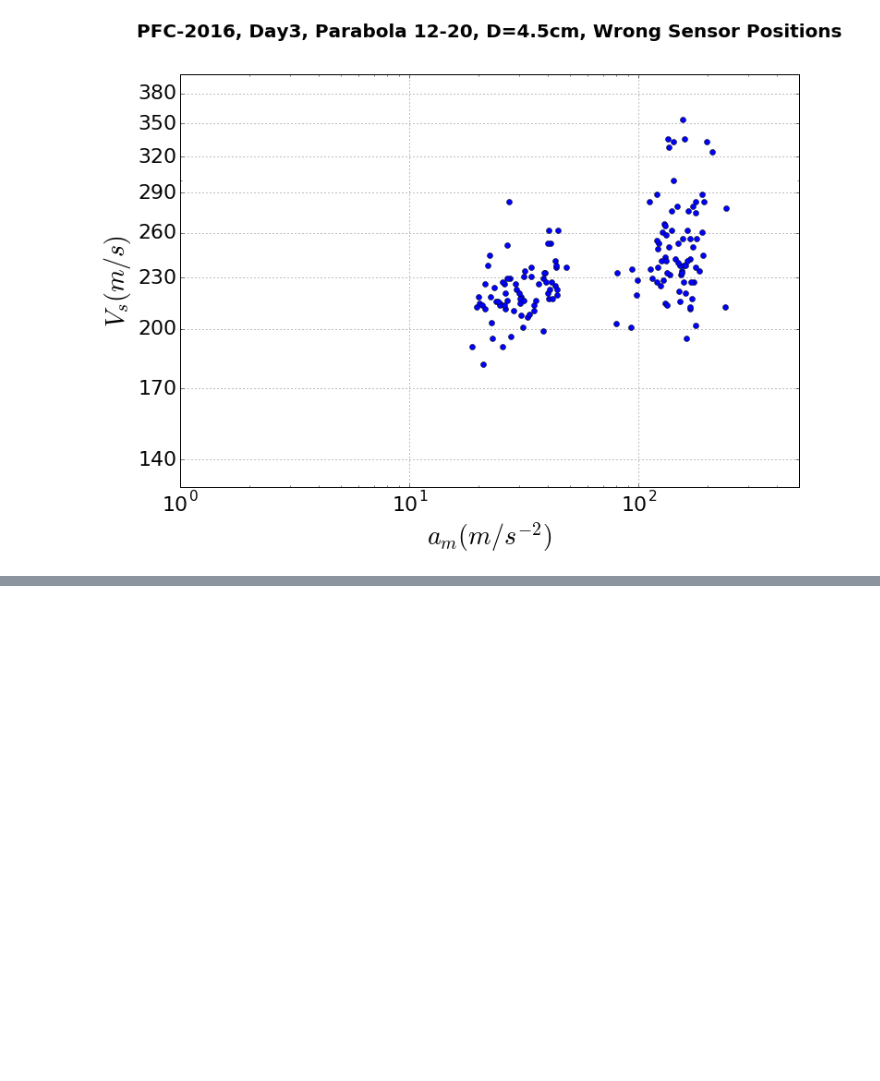
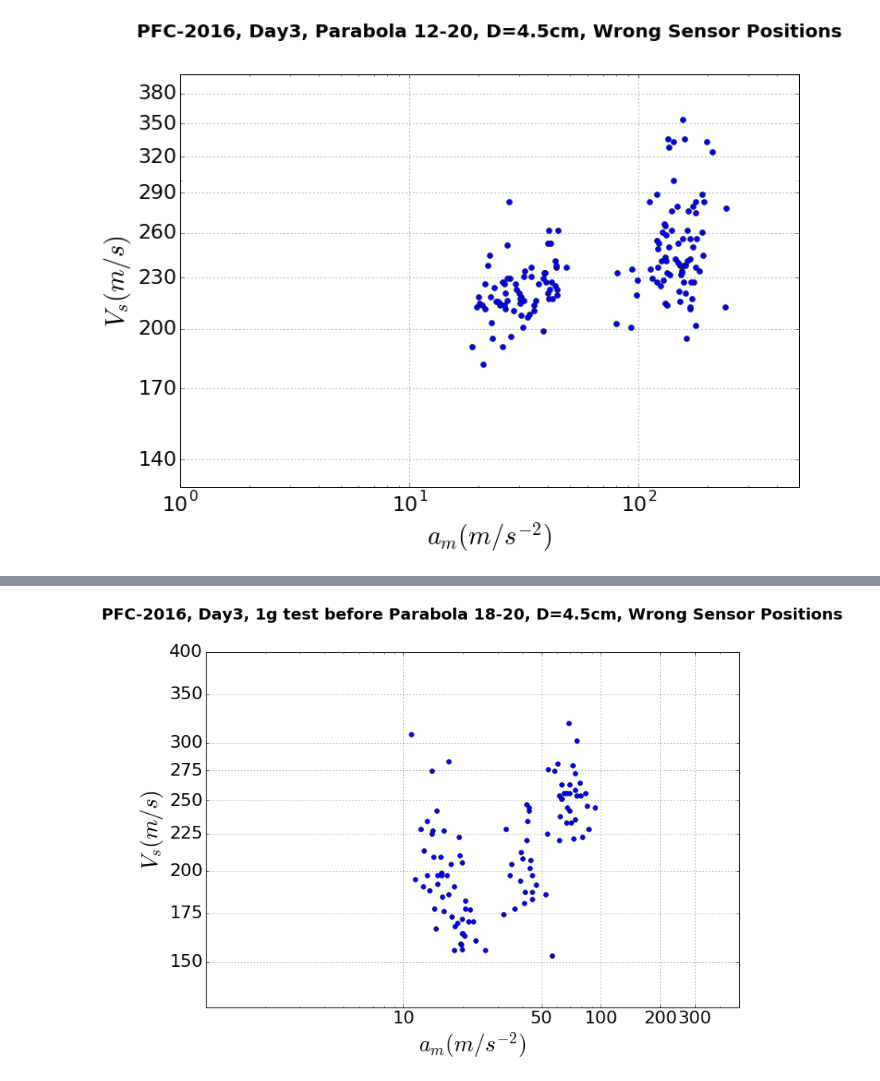
Before and after one commit to HanzoYu/GranularSound, a Jupyter notebook: GSound.ipynb, the cells around one changed output, grey strips where cells are left out. Saved outputs shown, nothing was run; the diff lists cells and outputs as text; code cells hidden in the pictures; blank space fills up the shorter version.

```diff
--- a/GSound.ipynb
+++ b/GSound.ipynb
@@ -320,0 +350,27 @@ plt.show(p9)
+# %%
+data_18to20_1g_Day3 = np.loadtxt('datafiles/Day3_18to20_1g.dat',usecols=(1,2,3,4,5,6,7,8,9,10,11,12,13,14,15,16))
+v = data_18to20_1g_Day3[:,0]
+Pm = np.sqrt(data_18to20_1g_Day3[:,6]*data_18to20_1g_Day3[:,12])
+# %%
+p12 = plt.plot(Pm,v,"o")
+plt.title('PFC-2016, Day3, 1g test before Parabola 18-20, D=4.5cm, Wrong Sensor Positions',y = 1.08,fontsize = 20, fontweight='bold')
+plt.xlabel('$a_m (m/s^{-2})$',fontsize = 28)
+plt.ylabel('$V_s (m/s)$',fontsize = 28)
+ax = plt.gca()
+plt.xscale('log')
+plt.yscale('log')
+ax = plt.gca()
+#ticks = np.arange(int(min(v)/10)*10-100, int(max(v)/10)*10+100, 30)
+ticks =[150,175,200,225,250,275,300,350,400]
+ax.set_yticks(ticks)
+ax.yaxis.set_major_formatter(FormatStrFormatter("%d"))
+ticks =[10,50,100,200,300]
+ax.set_xticks(ticks)
+ax.xaxis.set_major_formatter(FormatStrFormatter("%d"))
+#plt.yticks(major_ticks)
+plt.xlim((1,500))
+plt.ylim(130,400)
+plt.grid(True)
+plt.show(p12)
+# %% [output]
+[figure, added]
```
Also changed, not shown: parts of 8 cells of this notebook, 5 other files.
